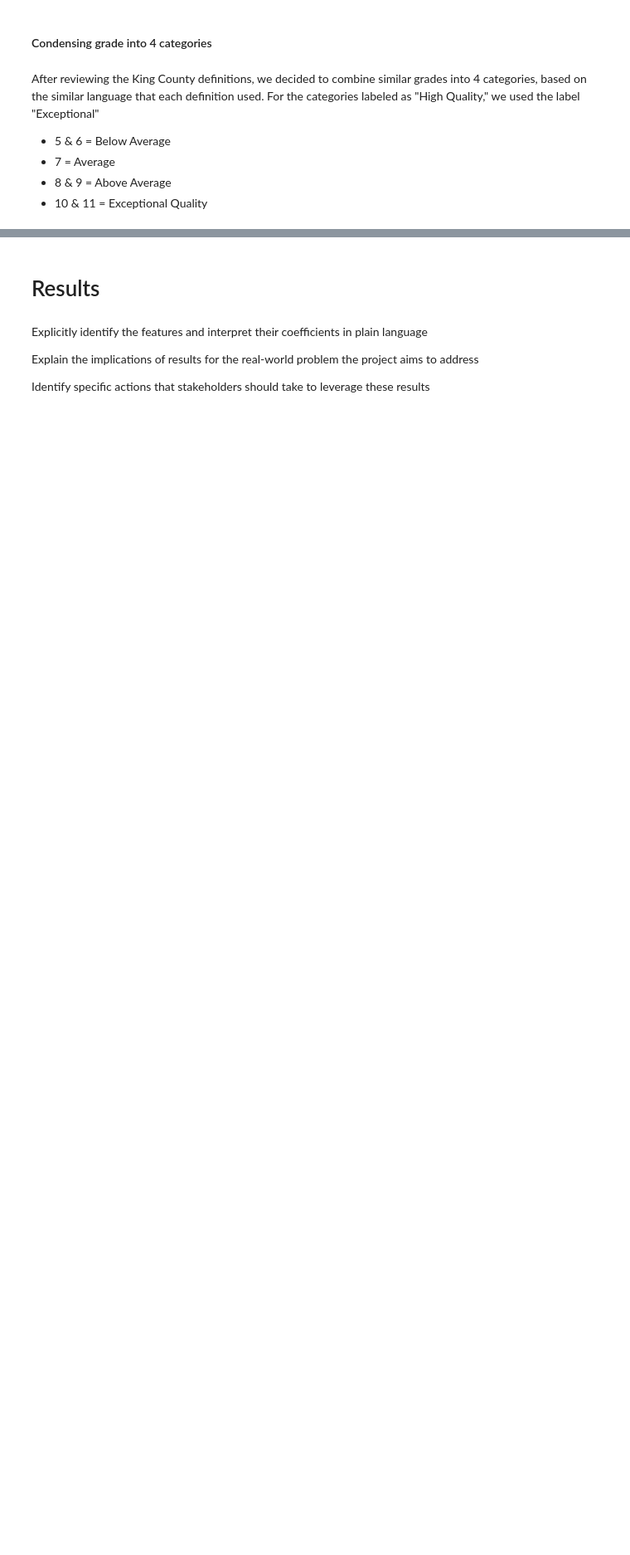
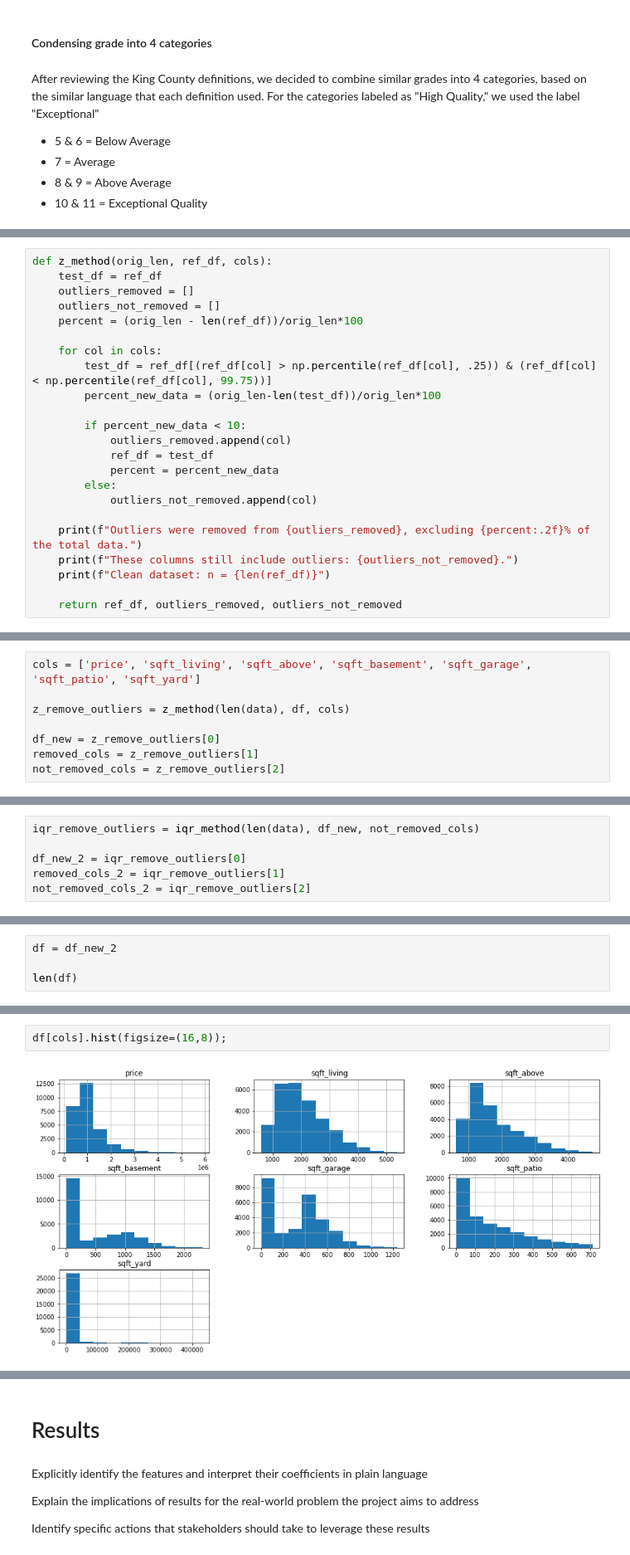
Before and after one commit to josecastillofl/Phase_2_Project, a Jupyter notebook: phase2-project-notebook-draft.ipynb, the cells around one changed output, grey strips where cells are left out. Shown at 83% size. Saved outputs shown, nothing was run; the diff lists cells and outputs as text; blank space fills up the shorter version.

```diff
--- a/phase2-project-notebook-draft.ipynb
+++ b/phase2-project-notebook-draft.ipynb
@@ -435,0 +385,23 @@ Explicitly describes any improvements found from running new models
+# %%
+def z_method(orig_len, ref_df, cols):
+    test_df = ref_df
+    outliers_removed = []
+    outliers_not_removed = []
+    percent = (orig_len - len(ref_df))/orig_len*100
+
+    for col in cols:
+        test_df = ref_df[(ref_df[col] > np.percentile(ref_df[col], .25)) & (ref_df[col] < np.percentile(ref_df[col], 99.75))]
+        percent_new_data = (orig_len-len(test_df))/orig_len*100
+
+        if percent_new_data < 10:
+            outliers_removed.append(col)
+            ref_df = test_df
+            percent = percent_new_data
+        else:
+            outliers_not_removed.append(col)
+
+    print(f"Outliers were removed from {outliers_removed}, excluding {percent:.2f}% of the total data.")
+    print(f"These columns still include outliers: {outliers_not_removed}.")
+    print(f"Clean dataset: n = {len(ref_df)}")
+
+    return ref_df, outliers_removed, outliers_not_removed
@@ -435,0 +441,8 @@ Explicitly describes any improvements found from running new models
+# %%
+cols = ['price', 'sqft_living', 'sqft_above', 'sqft_basement', 'sqft_garage', 'sqft_patio', 'sqft_yard']
+
+z_remove_outliers = z_method(len(data), df, cols)
+
+df_new = z_remove_outliers[0]
+removed_cols = z_remove_outliers[1]
+not_removed_cols = z_remove_outliers[2]
@@ -435,0 +453,6 @@ Explicitly describes any improvements found from running new models
+# %%
+iqr_remove_outliers = iqr_method(len(data), df_new, not_removed_cols)
+
+df_new_2 = iqr_remove_outliers[0]
+removed_cols_2 = iqr_remove_outliers[1]
+not_removed_cols_2 = iqr_remove_outliers[2]
@@ -435,0 +467,4 @@ Explicitly describes any improvements found from running new models
+# %%
+df = df_new_2
+
+len(df)
@@ -435,0 +490,4 @@ Explicitly describes any improvements found from running new models
+# %%
+df[cols].hist(figsize=(16,8));
+# %% [output]
+[figure, added]
```
Also changed, not shown: parts of 122 cells of this notebook.
